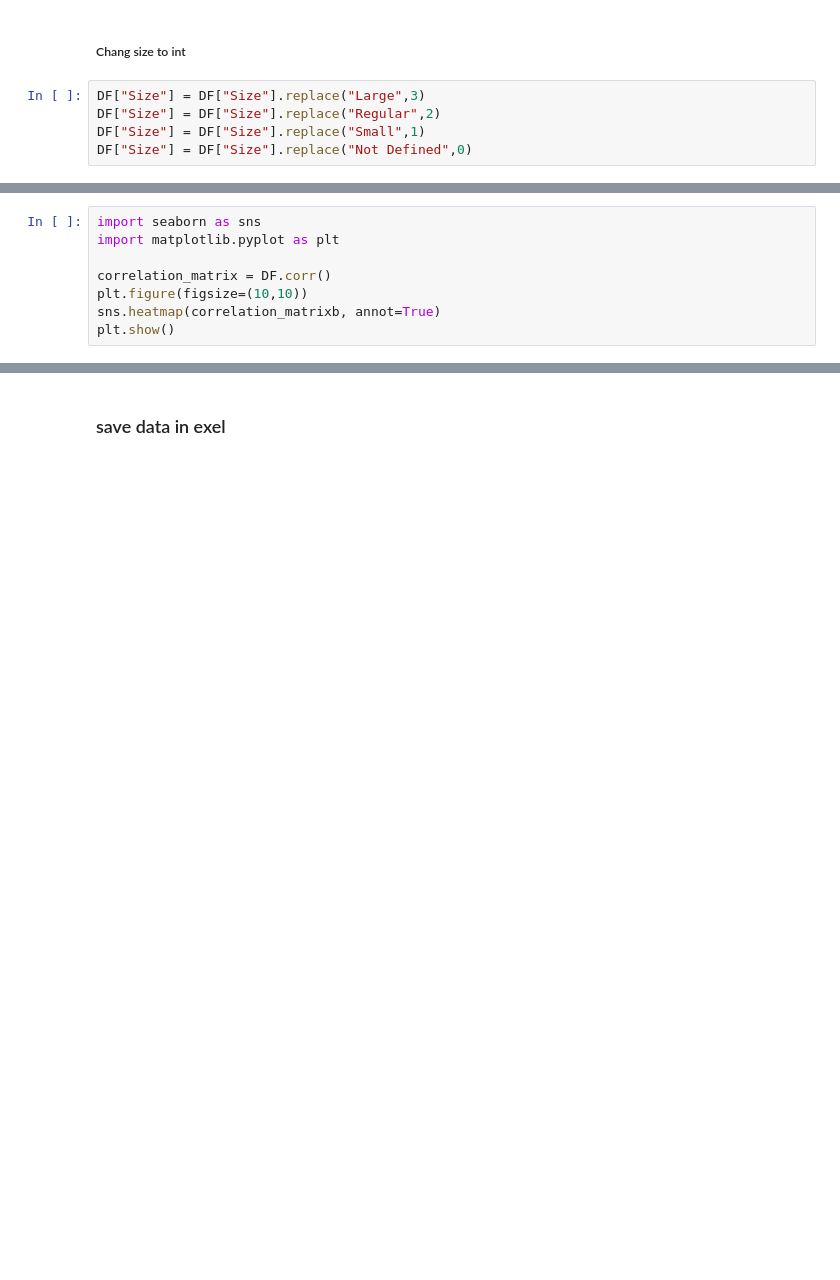
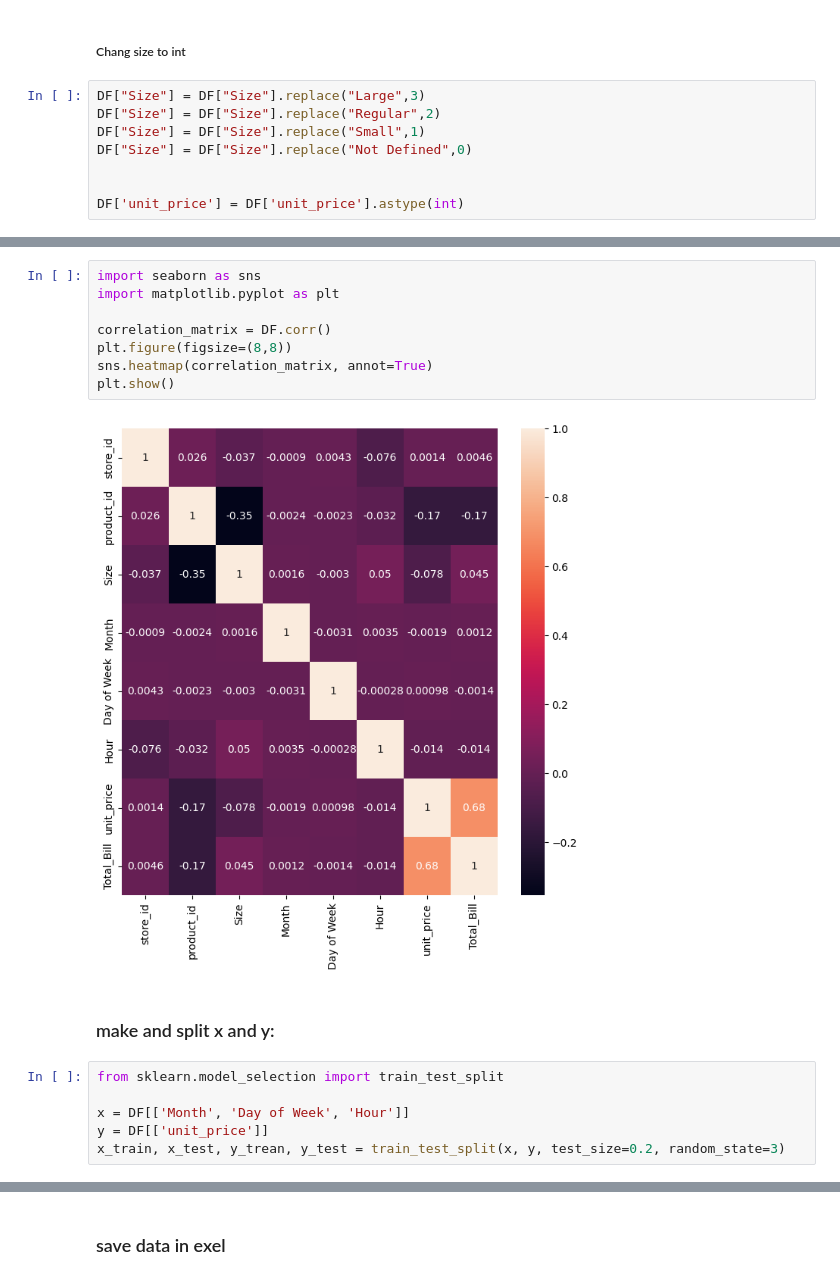
Before and after one commit to MrShotgun1182/Coffe_data_set, a Jupyter notebook: analysis.ipynb, the cells around one changed output, grey strips where cells are left out. Drawn from its saved outputs; the diff is of its cells as text; blank space fills up the shorter version.

```diff
--- a/analysis.ipynb
+++ b/analysis.ipynb
@@ -28,3 +47,6 @@ DF["Size"] = DF["Size"].replace("Large",3)
 DF["Size"] = DF["Size"].replace("Regular",2)
 DF["Size"] = DF["Size"].replace("Small",1)
 DF["Size"] = DF["Size"].replace("Not Defined",0)
+
+
+DF['unit_price'] = DF['unit_price'].astype(int)
@@ -35,8 +78,18 @@ DF.boxplot(figsize=(10,10))
 # %%
 import seaborn as sns
 import matplotlib.pyplot as plt
 
 correlation_matrix = DF.corr()
-plt.figure(figsize=(10,10))
-sns.heatmap(correlation_matrixb, annot=True)
+plt.figure(figsize=(8,8))
+sns.heatmap(correlation_matrix, annot=True)
 plt.show()
+# %% [output]
+[figure, added]
+# %% [markdown]
+### make and split x and y:
+# %%
+from sklearn.model_selection import train_test_split
+
+x = DF[['Month', 'Day of Week', 'Hour']]
+y = DF[['unit_price']]
+x_train, x_test, y_trean, y_test = train_test_split(x, y, test_size=0.2, random_state=3)
```
Also changed, not shown: parts of 12 cells of this notebook, 1 other file.
